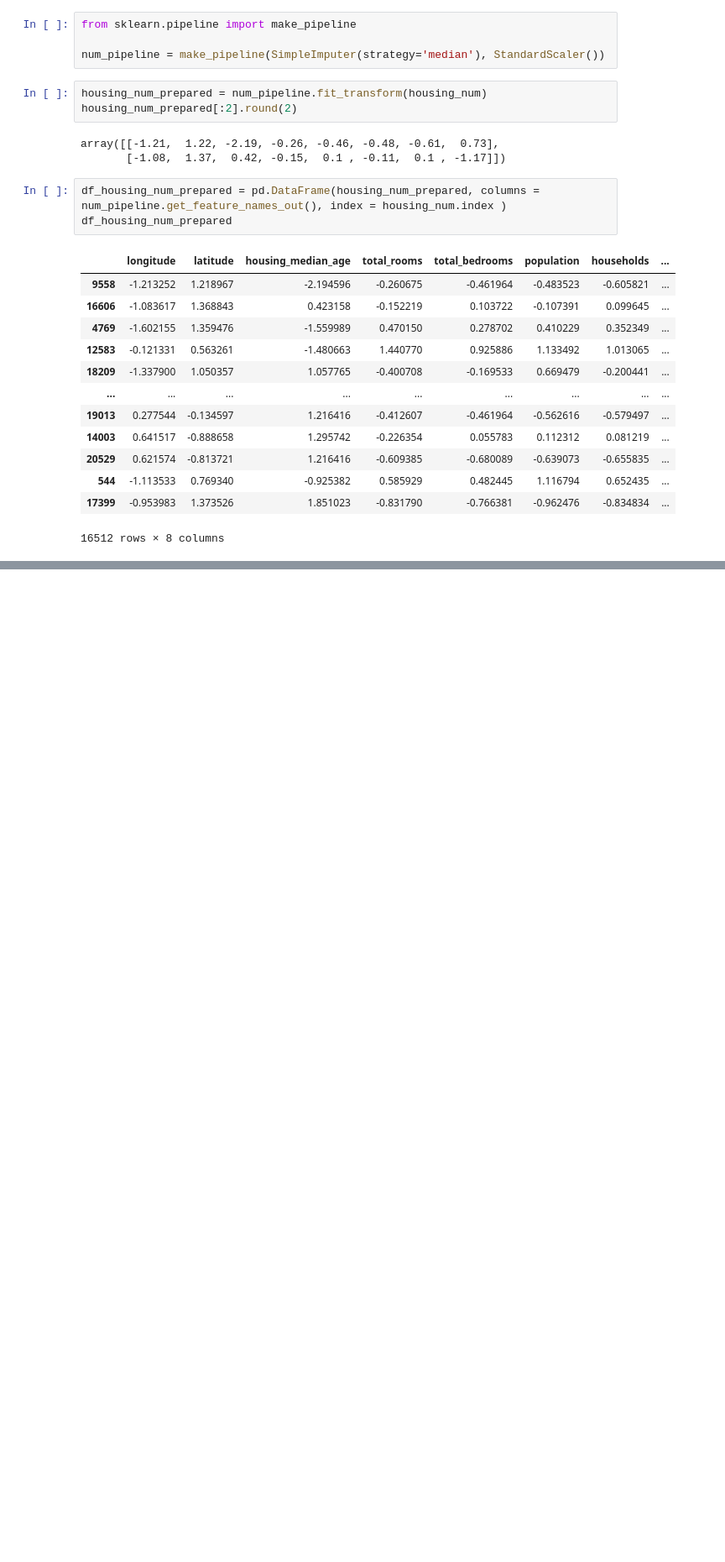
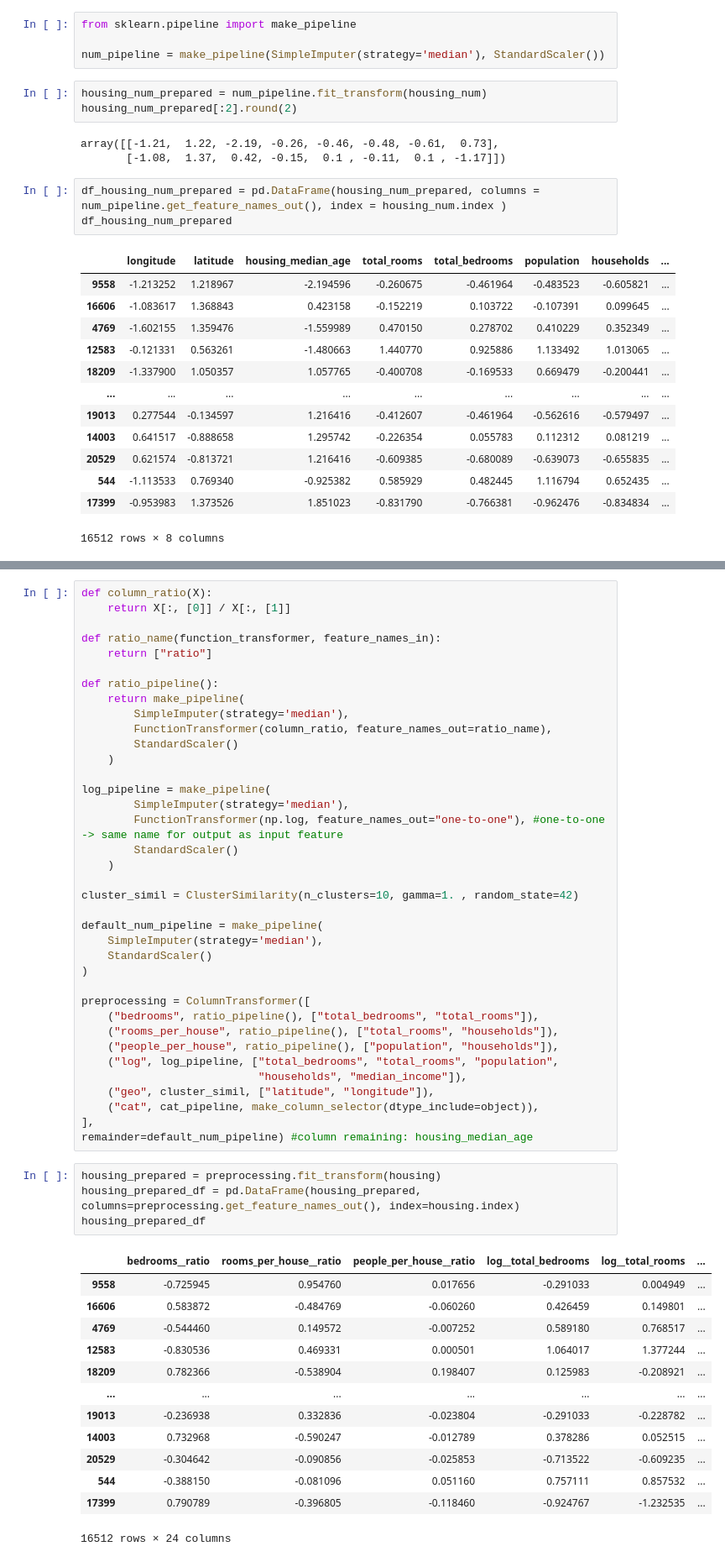
Before and after one commit to ManitB320/House-Price-Prediction, a Jupyter notebook: main.ipynb, the cells around one changed output, grey strips where cells are left out. Shown at 84% size. Saved outputs shown, nothing was run; the diff lists cells and outputs as text; blank space fills up the shorter version.

```diff
--- a/main.ipynb
+++ b/main.ipynb
@@ -684,0 +761,55 @@ df_housing_num_prepared
+# %%
+def column_ratio(X):
+    return X[:, [0]] / X[:, [1]]
+
+def ratio_name(function_transformer, feature_names_in):
+    return ["ratio"]
+
+def ratio_pipeline():
+    return make_pipeline(
+        SimpleImputer(strategy='median'),
+        FunctionTransformer(column_ratio, feature_names_out=ratio_name),
+        StandardScaler()
+    )
+
+log_pipeline = make_pipeline(
+        SimpleImputer(strategy='median'),
+        FunctionTransformer(np.log, feature_names_out="one-to-one"), #one-to-one -> same name for output as input feature
+        StandardScaler()
+    )
+
+cluster_simil = ClusterSimilarity(n_clusters=10, gamma=1. , random_state=42)
+
+default_num_pipeline = make_pipeline(
+    SimpleImputer(strategy='median'),
+    StandardScaler()
+)
+
+preprocessing = ColumnTransformer([
+    ("bedrooms", ratio_pipeline(), ["total_bedrooms", "total_rooms"]),
+    ("rooms_per_house", ratio_pipeline(), ["total_rooms", "households"]),
+    ("people_per_house", ratio_pipeline(), ["population", "households"]),
+    ("log", log_pipeline, ["total_bedrooms", "total_rooms", "population",
+                           "households", "median_income"]),
+    ("geo", cluster_simil, ["latitude", "longitude"]),
+    ("cat", cat_pipeline, make_column_selector(dtype_include=object)),
+],
+remainder=default_num_pipeline) #column remaining: housing_median_age
+# %%
+housing_prepared = preprocessing.fit_transform(housing)
+housing_prepared_df = pd.DataFrame(housing_prepared, columns=preprocessing.get_feature_names_out(), index=housing.index)
+housing_prepared_df
+# %% [output]
+|  | bedrooms__ratio | rooms_per_house__ratio | people_per_house__ratio | log__total_bedrooms | log__total_rooms | ... |
+| 9558 | -0.725945 | 0.954760 | 0.017656 | -0.291033 | 0.004949 | ... |
+| 16606 | 0.583872 | -0.484769 | -0.060260 | 0.426459 | 0.149801 | ... |
+| 4769 | -0.544460 | 0.149572 | -0.007252 | 0.589180 | 0.768517 | ... |
+| 12583 | -0.830536 | 0.469331 | 0.000501 | 1.064017 | 1.377244 | ... |
+| 18209 | 0.782366 | -0.538904 | 0.198407 | 0.125983 | -0.208921 | ... |
+| ... | ... | ... | ... | ... | ... | ... |
+| 19013 | -0.236938 | 0.332836 | -0.023804 | -0.291033 | -0.228782 | ... |
+| 14003 | 0.732968 | -0.590247 | -0.012789 | 0.378286 | 0.052515 | ... |
+| 20529 | -0.304642 | -0.090856 | -0.025853 | -0.713522 | -0.609235 | ... |
+| 544 | -0.388150 | -0.081096 | 0.051160 | 0.757111 | 0.857532 | ... |
+| 17399 | 0.790789 | -0.396805 | -0.118460 | -0.924767 | -1.232535 | ... |
+16512 rows × 24 columns
```
Also changed, not shown: parts of 21 cells of this notebook.
